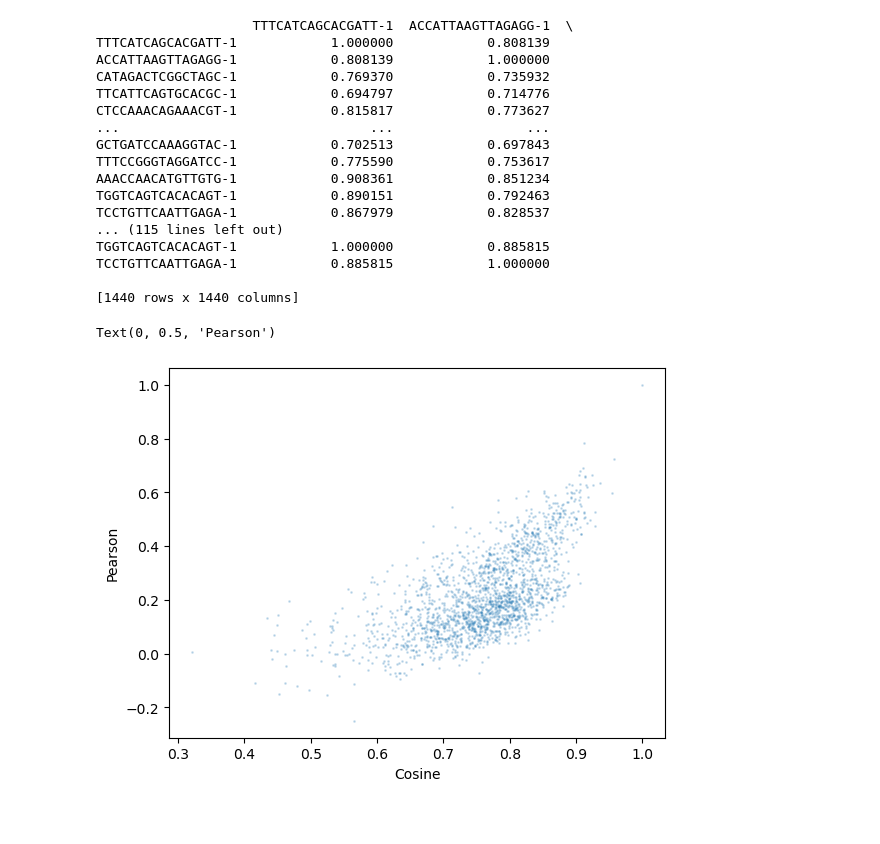
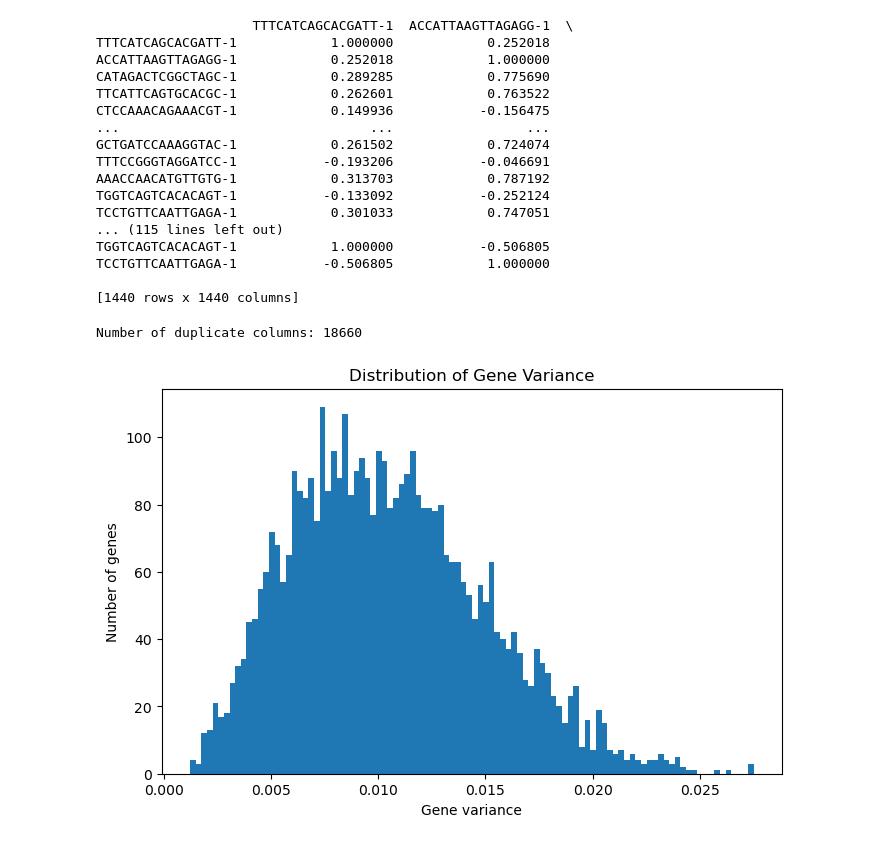
Before and after one commit to kevinyu2/Capstone25, a Jupyter notebook: single_cell/scripts/make_networks.ipynb, the cells around one changed output. Drawn from its saved outputs; the diff is of its cells as text; code cells hidden in the pictures.

```diff
--- a/single_cell/scripts/make_networks.ipynb
+++ b/single_cell/scripts/make_networks.ipynb
@@ -44,31 +76,31 @@ TCCTGTTCAATTGAGA-1            0.507583            1.000000
 # %%
 from sklearn.metrics.pairwise import cosine_similarity
 
-cosine_matrix = cosine_similarity(counts)
+cosine_matrix = cosine_similarity(expression_df_pca)
 
 # Convert to DataFrame for readability
 cosine_matrix = pd.DataFrame(
     cosine_matrix,
-    index=counts.index,
-    columns=counts.index
+    index=expression_df_pca.index,
+    columns=expression_df_pca.index
 )
 
 print(cosine_matrix)
 # %% [output]
                     TTTCATCAGCACGATT-1  ACCATTAAGTTAGAGG-1  \
-TTTCATCAGCACGATT-1            1.000000            0.808139
-ACCATTAAGTTAGAGG-1            0.808139            1.000000
-CATAGACTCGGCTAGC-1            0.769370            0.735932
-TTCATTCAGTGCACGC-1            0.694797            0.714776
-CTCCAAACAGAAACGT-1            0.815817            0.773627
+TTTCATCAGCACGATT-1            1.000000            0.252018
+ACCATTAAGTTAGAGG-1            0.252018            1.000000
+CATAGACTCGGCTAGC-1            0.289285            0.775690
+TTCATTCAGTGCACGC-1            0.262601            0.763522
+CTCCAAACAGAAACGT-1            0.149936           -0.156475
 ...                                ...                 ...
-GCTGATCCAAAGGTAC-1            0.702513            0.697843
-TTTCCGGGTAGGATCC-1            0.775590            0.753617
-AAACCAACATGTTGTG-1            0.908361            0.851234
-TGGTCAGTCACACAGT-1            0.890151            0.792463
-TCCTGTTCAATTGAGA-1            0.867979            0.828537
+GCTGATCCAAAGGTAC-1            0.261502            0.724074
+TTTCCGGGTAGGATCC-1           -0.193206           -0.046691
+AAACCAACATGTTGTG-1            0.313703            0.787192
+TGGTCAGTCACACAGT-1           -0.133092           -0.252124
+TCCTGTTCAATTGAGA-1            0.301033            0.747051
 ... (115 lines left out)
-TGGTCAGTCACACAGT-1            1.000000            0.885815
-TCCTGTTCAATTGAGA-1            0.885815            1.000000
+TGGTCAGTCACACAGT-1            1.000000           -0.506805
+TCCTGTTCAATTGAGA-1           -0.506805            1.000000
 
 [1440 rows x 1440 columns]
@@ -83,9 +107,26 @@ pearson_sub = pearson[subset_indices]
-# %%
-import matplotlib.pyplot as plt
-
-plt.scatter(cosine_sub, pearson_sub, alpha = 0.2, s = 1)
-plt.xlabel("Cosine")
-plt.ylabel("Pearson")
-# %% [output]
-Text(0, 0.5, 'Pearson')
-[figure, removed]
+# %%
+duplicate_mask = counts.T.duplicated()
+
+print("Number of duplicate columns:", duplicate_mask.sum())
+
+# Keep only unique columns (because of the windows causing many to be identical)
+counts_unique = counts.loc[:, ~duplicate_mask]
+
+
+scaler = MinMaxScaler()
+X_scaled = scaler.fit_transform(counts_unique)
+
+gene_var = pd.Series(X_scaled.var(axis=0), index=counts_unique.columns)
+
+
+# 2. Histogram of variance
+plt.figure(figsize=(8,5))
+plt.hist(gene_var, bins=100)
+plt.xlabel("Gene variance")
+plt.ylabel("Number of genes")
+# plt.yscale('log')
+plt.title("Distribution of Gene Variance")
+plt.show()
+# %% [output]
+Number of duplicate columns: 18660
+[figure, added]
```
Also changed, not shown: parts of 13 cells of this notebook, 2 other files.
